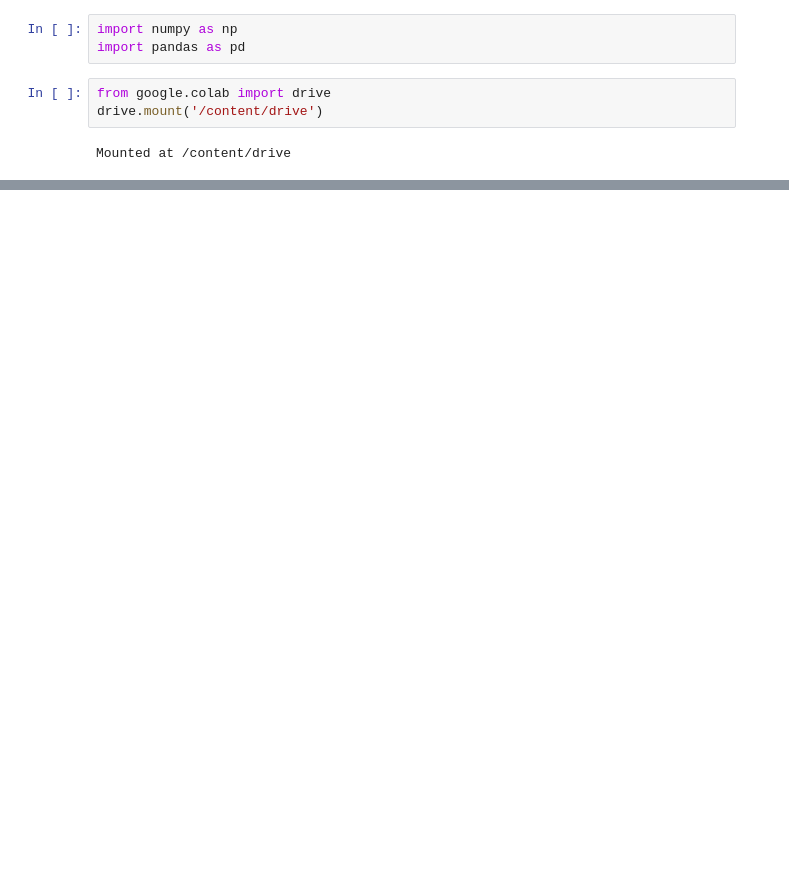
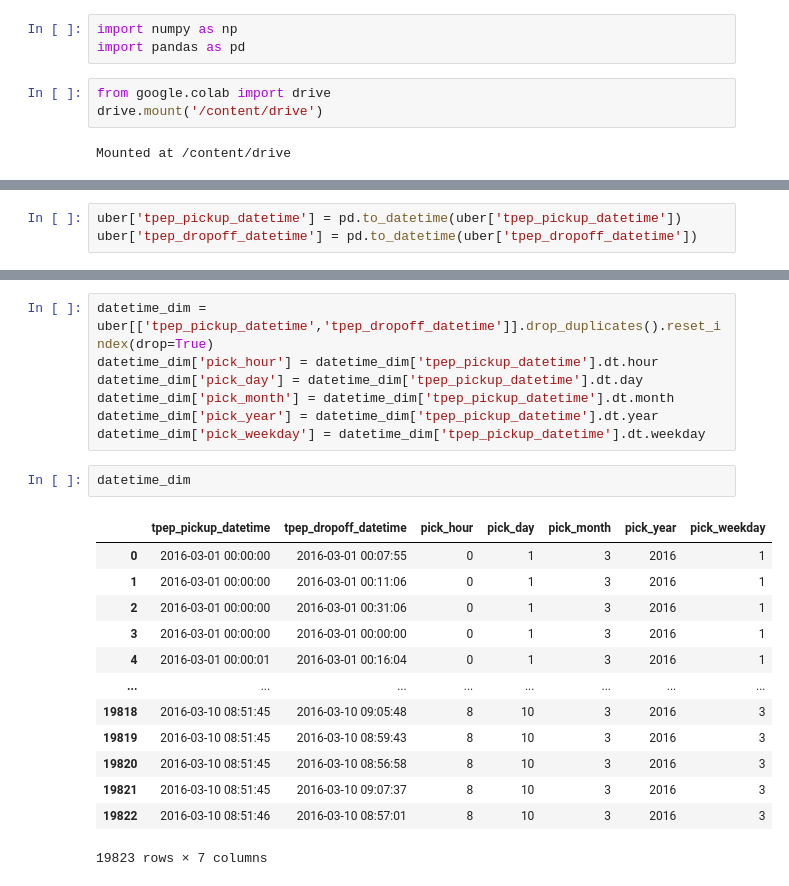
Before and after one commit to davneesh/Uber-Analytics, a Jupyter notebook: Uber_Analytics.ipynb, the cells around one changed output, grey strips where cells are left out. Drawn from its saved outputs; the diff is of its cells as text; blank space fills up the shorter version.

```diff
--- a/Uber_Analytics.ipynb
+++ b/Uber_Analytics.ipynb
@@ -28,0 +70,3 @@ uber
+# %%
+uber['tpep_pickup_datetime'] = pd.to_datetime(uber['tpep_pickup_datetime'])
+uber['tpep_dropoff_datetime'] = pd.to_datetime(uber['tpep_dropoff_datetime'])
@@ -28,0 +93,23 @@ uber
+# %%
+datetime_dim = uber[['tpep_pickup_datetime','tpep_dropoff_datetime']].drop_duplicates().reset_index(drop=True)
+datetime_dim['pick_hour'] = datetime_dim['tpep_pickup_datetime'].dt.hour
+datetime_dim['pick_day'] = datetime_dim['tpep_pickup_datetime'].dt.day
+datetime_dim['pick_month'] = datetime_dim['tpep_pickup_datetime'].dt.month
+datetime_dim['pick_year'] = datetime_dim['tpep_pickup_datetime'].dt.year
+datetime_dim['pick_weekday'] = datetime_dim['tpep_pickup_datetime'].dt.weekday
+# %%
+datetime_dim
+# %% [output]
+|  | tpep_pickup_datetime | tpep_dropoff_datetime | pick_hour | pick_day | pick_month | pick_year | pick_weekday |
+| 0 | 2016-03-01 00:00:00 | 2016-03-01 00:07:55 | 0 | 1 | 3 | 2016 | 1 |
+| 1 | 2016-03-01 00:00:00 | 2016-03-01 00:11:06 | 0 | 1 | 3 | 2016 | 1 |
+| 2 | 2016-03-01 00:00:00 | 2016-03-01 00:31:06 | 0 | 1 | 3 | 2016 | 1 |
+| 3 | 2016-03-01 00:00:00 | 2016-03-01 00:00:00 | 0 | 1 | 3 | 2016 | 1 |
+| 4 | 2016-03-01 00:00:01 | 2016-03-01 00:16:04 | 0 | 1 | 3 | 2016 | 1 |
+| ... | ... | ... | ... | ... | ... | ... | ... |
+| 19818 | 2016-03-10 08:51:45 | 2016-03-10 09:05:48 | 8 | 10 | 3 | 2016 | 3 |
+| 19819 | 2016-03-10 08:51:45 | 2016-03-10 08:59:43 | 8 | 10 | 3 | 2016 | 3 |
+| 19820 | 2016-03-10 08:51:45 | 2016-03-10 08:56:58 | 8 | 10 | 3 | 2016 | 3 |
+| 19821 | 2016-03-10 08:51:45 | 2016-03-10 09:07:37 | 8 | 10 | 3 | 2016 | 3 |
+| 19822 | 2016-03-10 08:51:46 | 2016-03-10 08:57:01 | 8 | 10 | 3 | 2016 | 3 |
+19823 rows × 7 columns
```
Also changed, not shown: parts of 6 cells of this notebook.
